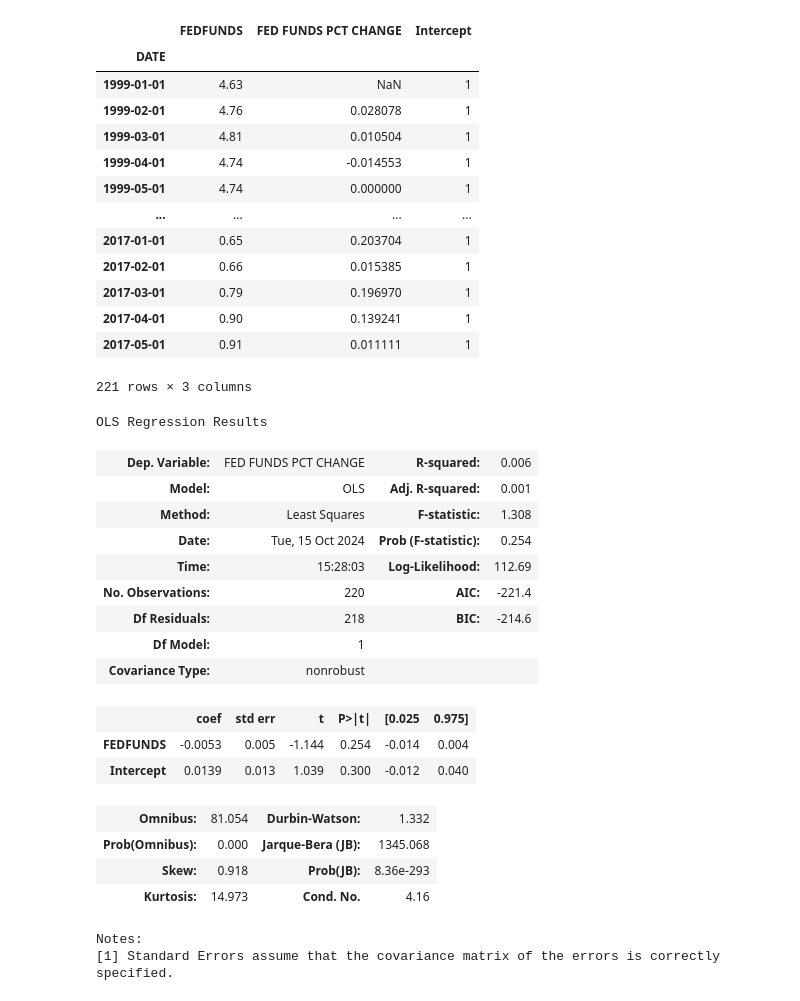
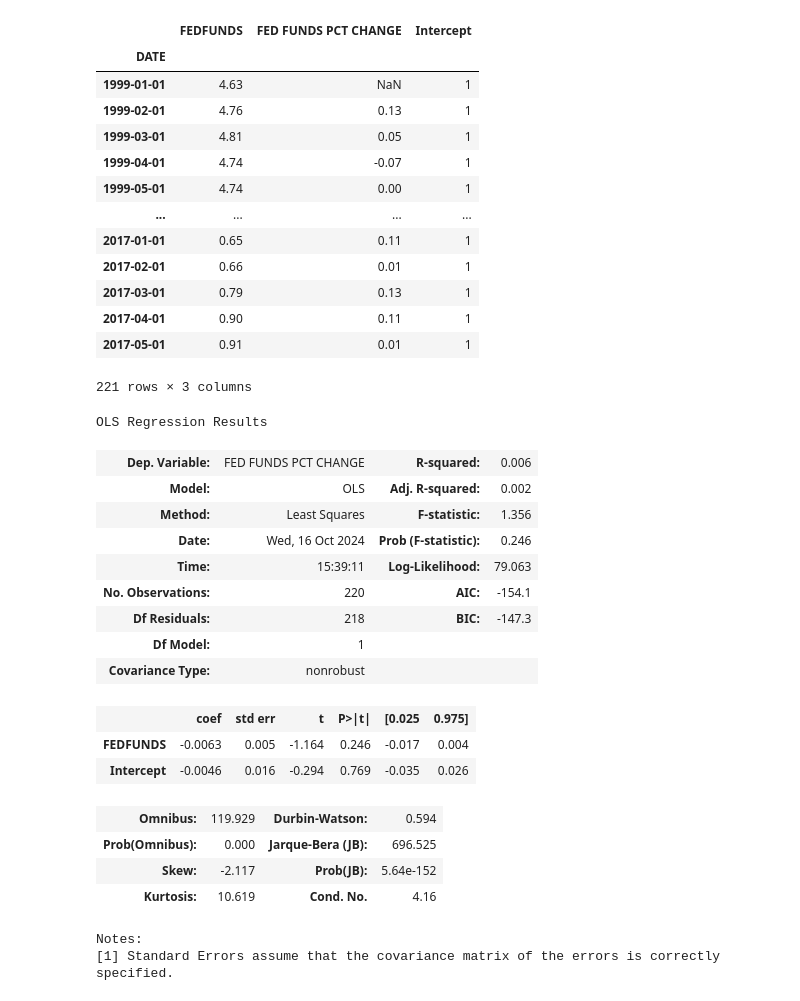
Before and after one commit to weiyuanoh/FYP, a Jupyter notebook: HE3004.ipynb, the cells around one changed output. Saved outputs shown, nothing was run; the diff lists cells and outputs as text; code cells hidden in the pictures.

```diff
--- a/HE3004.ipynb
+++ b/HE3004.ipynb
@@ -6,31 +6,31 @@ import matplotlib.pyplot as plt
 # %%
 fed_interest = pd.read_csv('FEDFUNDS.csv', index_col= 0)
 euro_interst = pd.read_csv('INTDSREZM193N.csv', index_col = 0)
 
 
 fed_interest.index = pd.to_datetime(fed_interest.index, format = "%Y-%m-%d")
 
-fed_interest['FED FUNDS PCT CHANGE'] = fed_interest['FEDFUNDS'].pct_change()
+fed_interest['FED FUNDS PCT CHANGE'] = fed_interest['FEDFUNDS'].diff()
 fed_interest['Intercept'] = 1
 
 euro_interst['EURO PCT CHANGE'] = euro_interst['INTDSREZM193N'].pct_change()
 euro_interst['Intercept'] = 1
 
 fed_interest
 # %% [output]
 |  | FEDFUNDS | FED FUNDS PCT CHANGE | Intercept |
 | DATE |  |  |  |
 | 1999-01-01 | 4.63 | NaN | 1 |
-| 1999-02-01 | 4.76 | 0.028078 | 1 |
-| 1999-03-01 | 4.81 | 0.010504 | 1 |
-| 1999-04-01 | 4.74 | -0.014553 | 1 |
-| 1999-05-01 | 4.74 | 0.000000 | 1 |
+| 1999-02-01 | 4.76 | 0.13 | 1 |
+| 1999-03-01 | 4.81 | 0.05 | 1 |
+| 1999-04-01 | 4.74 | -0.07 | 1 |
+| 1999-05-01 | 4.74 | 0.00 | 1 |
 | ... | ... | ... | ... |
-| 2017-01-01 | 0.65 | 0.203704 | 1 |
-| 2017-02-01 | 0.66 | 0.015385 | 1 |
-| 2017-03-01 | 0.79 | 0.196970 | 1 |
-| 2017-04-01 | 0.90 | 0.139241 | 1 |
-| 2017-05-01 | 0.91 | 0.011111 | 1 |
+| 2017-01-01 | 0.65 | 0.11 | 1 |
+| 2017-02-01 | 0.66 | 0.01 | 1 |
+| 2017-03-01 | 0.79 | 0.13 | 1 |
+| 2017-04-01 | 0.90 | 0.11 | 1 |
+| 2017-05-01 | 0.91 | 0.01 | 1 |
 221 rows × 3 columns
 # %%
 dependent = fed_interest.loc["1999-02-01": , ['FED FUNDS PCT CHANGE']].reset_index()
@@ -45,21 +45,21 @@ results.summary()
 # %% [output]
 OLS Regression Results
 | Dep. Variable: | FED FUNDS PCT CHANGE | R-squared: | 0.006 |
-| Model: | OLS | Adj. R-squared: | 0.001 |
-| Method: | Least Squares | F-statistic: | 1.308 |
-| Date: | Tue, 15 Oct 2024 | Prob (F-statistic): | 0.254 |
-| Time: | 15:28:03 | Log-Likelihood: | 112.69 |
-| No. Observations: | 220 | AIC: | -221.4 |
-| Df Residuals: | 218 | BIC: | -214.6 |
+| Model: | OLS | Adj. R-squared: | 0.002 |
+| Method: | Least Squares | F-statistic: | 1.356 |
+| Date: | Wed, 16 Oct 2024 | Prob (F-statistic): | 0.246 |
+| Time: | 15:39:11 | Log-Likelihood: | 79.063 |
+| No. Observations: | 220 | AIC: | -154.1 |
+| Df Residuals: | 218 | BIC: | -147.3 |
 | Df Model: | 1 |  |  |
 | Covariance Type: | nonrobust |  |  |
 |  | coef | std err | t | P>|t| | [0.025 | 0.975] |
-| FEDFUNDS | -0.0053 | 0.005 | -1.144 | 0.254 | -0.014 | 0.004 |
-| Intercept | 0.0139 | 0.013 | 1.039 | 0.300 | -0.012 | 0.040 |
+| FEDFUNDS | -0.0063 | 0.005 | -1.164 | 0.246 | -0.017 | 0.004 |
+| Intercept | -0.0046 | 0.016 | -0.294 | 0.769 | -0.035 | 0.026 |
-| Omnibus: | 81.054 | Durbin-Watson: | 1.332 |
-| Prob(Omnibus): | 0.000 | Jarque-Bera (JB): | 1345.068 |
-| Skew: | 0.918 | Prob(JB): | 8.36e-293 |
-| Kurtosis: | 14.973 | Cond. No. | 4.16 |
+| Omnibus: | 119.929 | Durbin-Watson: | 0.594 |
+| Prob(Omnibus): | 0.000 | Jarque-Bera (JB): | 696.525 |
+| Skew: | -2.117 | Prob(JB): | 5.64e-152 |
+| Kurtosis: | 10.619 | Cond. No. | 4.16 |
 Notes:
 [1] Standard Errors assume that the covariance matrix of the errors is correctly specified.
 # %%
```
Also changed, not shown: parts of 6 cells of this notebook.
